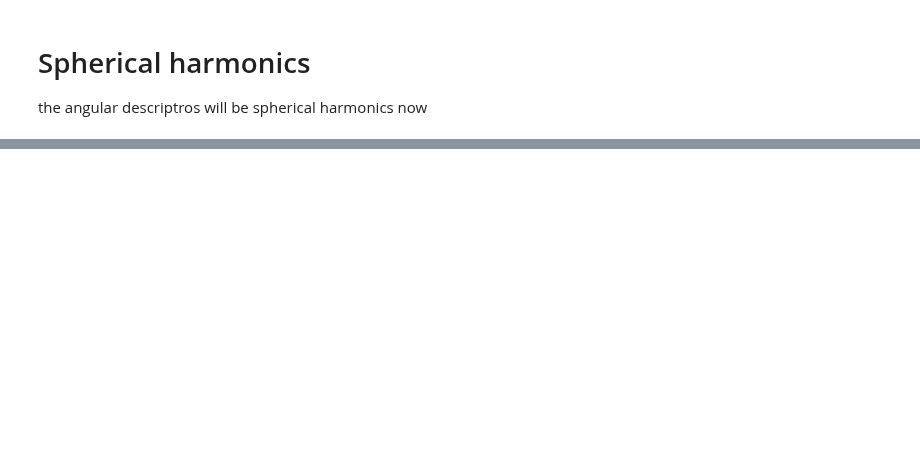
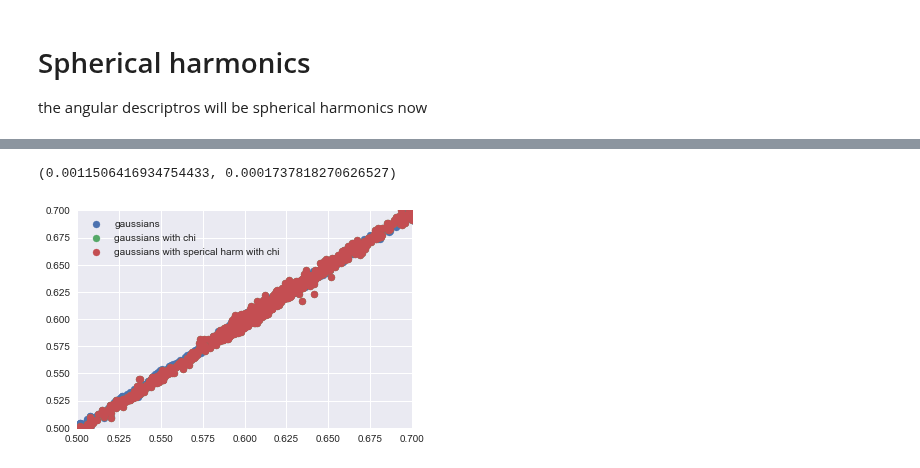
Before and after one commit to jcartus/SCFInitialGuess, a Jupyter notebook: butadien/notebooks/DescriptorGaussians.ipynb, the cells around one changed output, grey strips where cells are left out. Drawn from its saved outputs; the diff is of its cells as text; code cells hidden in the pictures; blank space fills up the shorter version.

Commit message:
CHG: Added spherical harmonics for the angular part

```diff
--- a/butadien/notebooks/DescriptorGaussians.ipynb
+++ b/butadien/notebooks/DescriptorGaussians.ipynb
@@ -402,0 +503,20 @@ from scipy.special import sph_harm
+# %%
+from SCFInitialGuess.utilities.analysis import measure_absolute_error, statistics
+print(statistics(measure_absolute_error(p_nn_spherical_harm, dataset_spherical_harm)))
+# %% [output]
+(0.0011506416934754433, 0.0001737818270626527)
+# %%
+lower, upper = 0.5, 0.7
+plt.figure()
+plt.scatter(dataset.testing[1].flatten(), p_nn.flatten(),  label="gaussians")
+plt.scatter(dataset.testing[1].flatten(), p_nn_chi.flatten(), label="gaussians with chi")
+plt.scatter(dataset.testing[1].flatten(), p_nn_chi.flatten(), label="gaussians with sperical harm with chi")
+plt.legend()
+
+
+plt.xlim([lower, upper])
+plt.ylim([lower, upper])
+
+plt.show()
+# %% [output]
+[figure, added]
```
Also changed, not shown: parts of 21 cells of this notebook.
